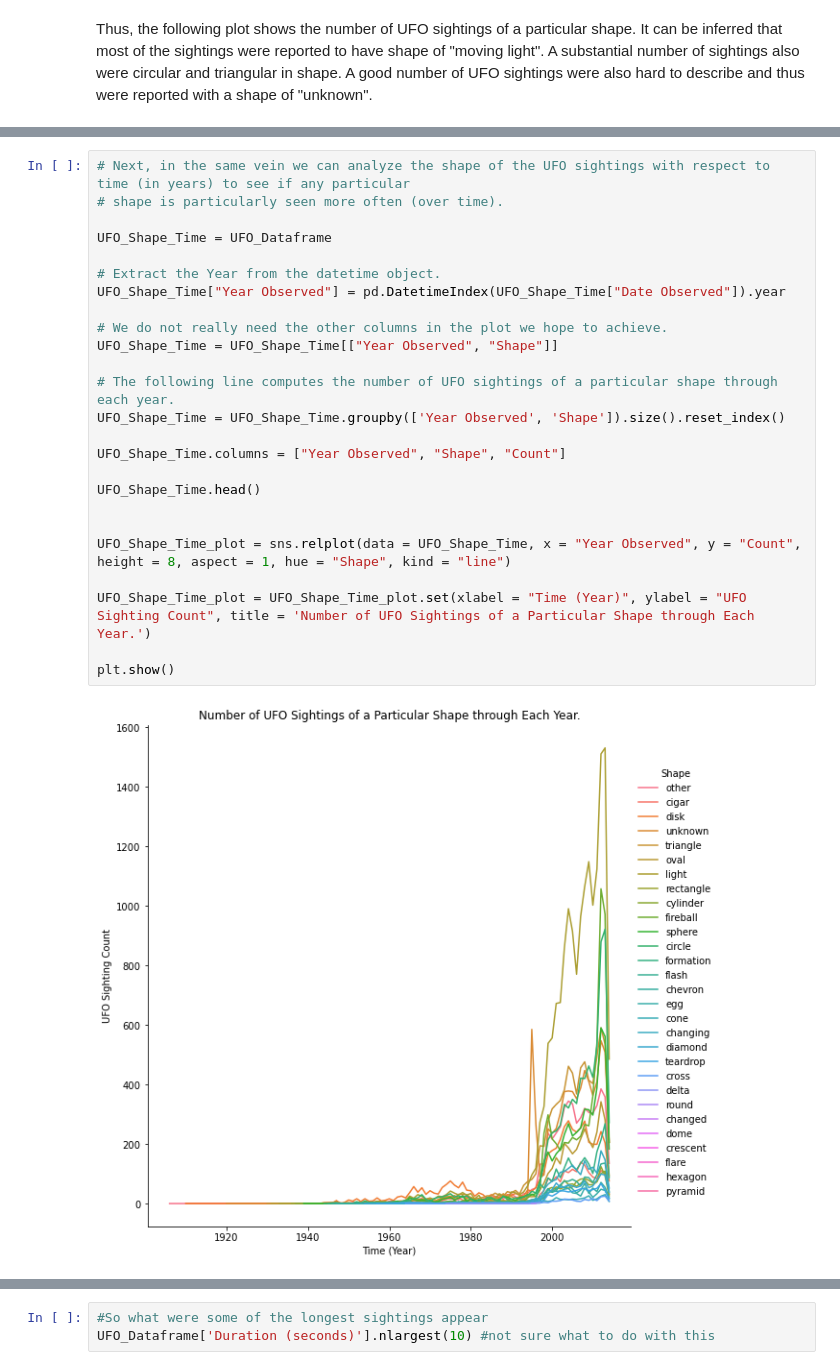
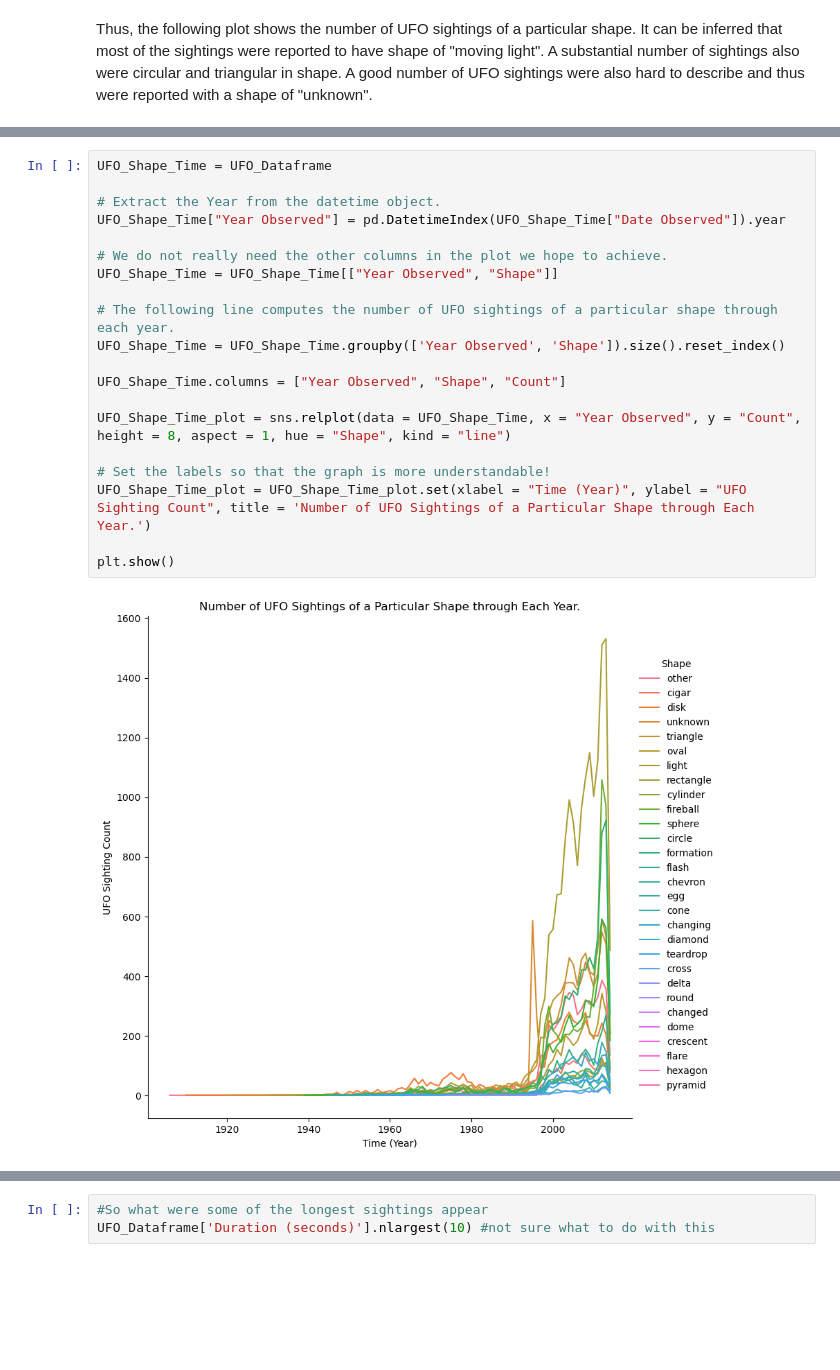
Before and after one commit to riyakukadia/320project, a Jupyter notebook: Final Project.ipynb, the cells around one changed output, grey strips where cells are left out. Saved outputs shown, nothing was run; the diff lists cells and outputs as text; blank space fills up the shorter version.

```diff
--- a/Final Project.ipynb
+++ b/Final Project.ipynb
@@ -161,27 +222,22 @@ Thus, the following plot shows the number of UFO sightings of a particular shape
 # %%
-# Next, in the same vein we can analyze the shape of the UFO sightings with respect to time (in years) to see if any particular
-# shape is particularly seen more often (over time).
-
 UFO_Shape_Time = UFO_Dataframe
 
 # Extract the Year from the datetime object.
 UFO_Shape_Time["Year Observed"] = pd.DatetimeIndex(UFO_Shape_Time["Date Observed"]).year
 
 # We do not really need the other columns in the plot we hope to achieve.
 UFO_Shape_Time = UFO_Shape_Time[["Year Observed", "Shape"]]
 
 # The following line computes the number of UFO sightings of a particular shape through each year.
 UFO_Shape_Time = UFO_Shape_Time.groupby(['Year Observed', 'Shape']).size().reset_index()
 
 UFO_Shape_Time.columns = ["Year Observed", "Shape", "Count"]
 
-UFO_Shape_Time.head()
-
-
 UFO_Shape_Time_plot = sns.relplot(data = UFO_Shape_Time, x = "Year Observed", y = "Count", height = 8, aspect = 1, hue = "Shape", kind = "line")
 
+# Set the labels so that the graph is more understandable!
 UFO_Shape_Time_plot = UFO_Shape_Time_plot.set(xlabel = "Time (Year)", ylabel = "UFO Sighting Count", title = 'Number of UFO Sightings of a Particular Shape through Each Year.')
 
 plt.show()
 # %% [output]
-[figure, old version]
+[figure, new version]
```
Also changed, not shown: parts of 49 cells of this notebook.
